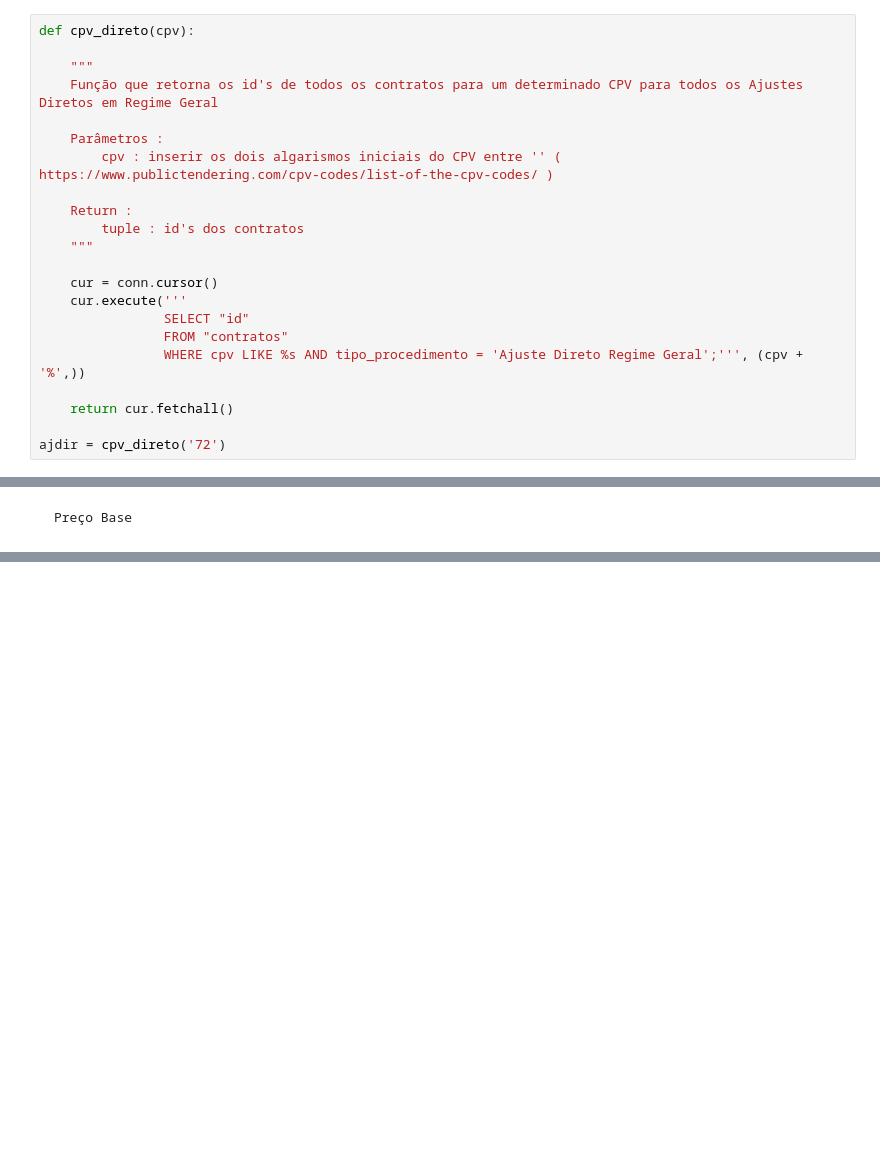
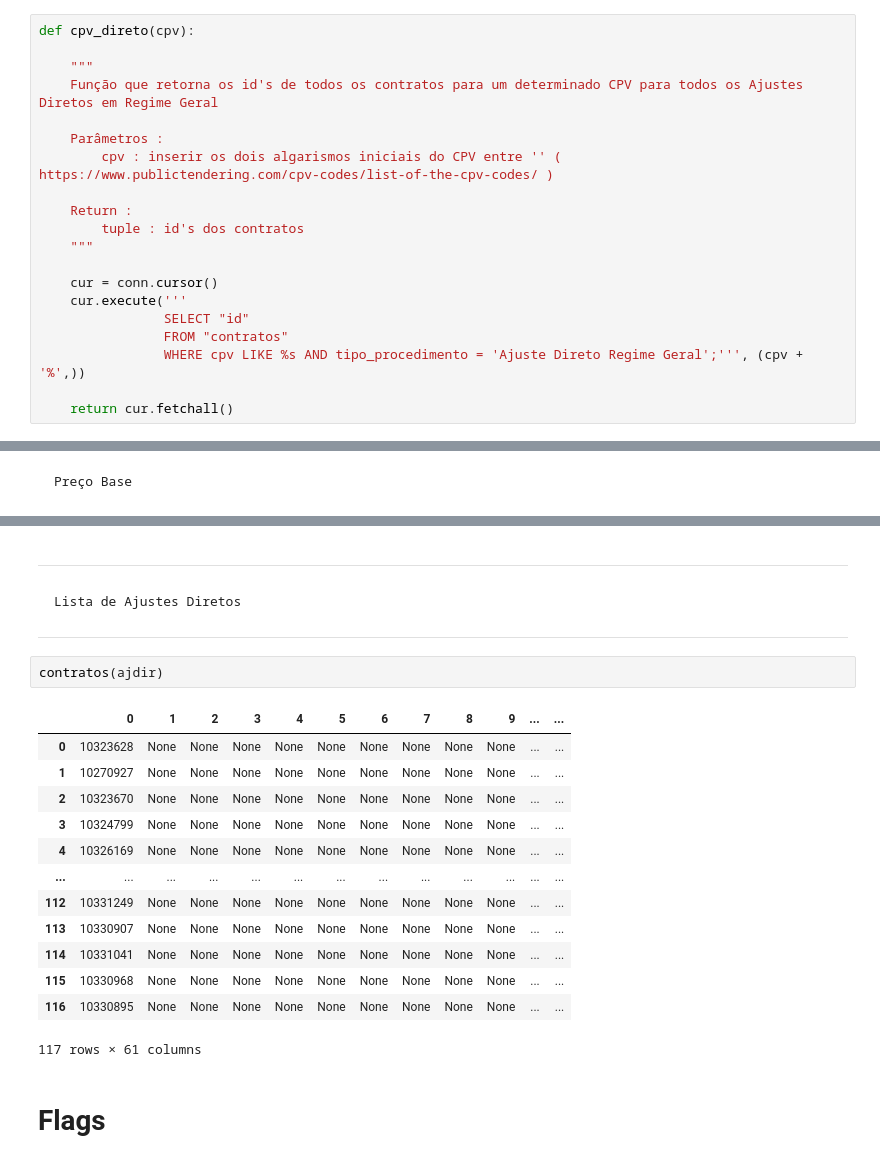
Before and after one commit to francisco-vpereira/ForceraIntership, a Jupyter notebook: forcera/scripts/contratos_v2.ipynb, the cells around one changed output, grey strips where cells are left out. Drawn from its saved outputs; the diff is of its cells as text; blank space fills up the shorter version.

```diff
--- a/forcera/scripts/contratos_v2.ipynb
+++ b/forcera/scripts/contratos_v2.ipynb
@@ -181,8 +268,6 @@ def cpv_direto(cpv):
                 WHERE cpv LIKE %s AND tipo_procedimento = 'Ajuste Direto Regime Geral';''', (cpv + '%',))
 
     return cur.fetchall()
-
-ajdir = cpv_direto('72')
 # %%
 def cpv_cpub(cpv):
 
@@ -550 +614,25 @@ df1
+# %% [markdown]
+***
+
+    Lista de Ajustes Diretos
+
+***
+# %%
+contratos(ajdir)
+# %% [output]
+|  | 0 | 1 | 2 | 3 | 4 | 5 | 6 | 7 | 8 | 9 | ... | ... |
+| 0 | 10323628 | None | None | None | None | None | None | None | None | None | ... | ... |
+| 1 | 10270927 | None | None | None | None | None | None | None | None | None | ... | ... |
+| 2 | 10323670 | None | None | None | None | None | None | None | None | None | ... | ... |
+| 3 | 10324799 | None | None | None | None | None | None | None | None | None | ... | ... |
+| 4 | 10326169 | None | None | None | None | None | None | None | None | None | ... | ... |
+| ... | ... | ... | ... | ... | ... | ... | ... | ... | ... | ... | ... | ... |
+| 112 | 10331249 | None | None | None | None | None | None | None | None | None | ... | ... |
+| 113 | 10330907 | None | None | None | None | None | None | None | None | None | ... | ... |
+| 114 | 10331041 | None | None | None | None | None | None | None | None | None | ... | ... |
+| 115 | 10330968 | None | None | None | None | None | None | None | None | None | ... | ... |
+| 116 | 10330895 | None | None | None | None | None | None | None | None | None | ... | ... |
+117 rows × 61 columns
+# %% [markdown]
+# Flags
 # %%
```
Also changed, not shown: parts of 33 cells of this notebook, 1 other file.
